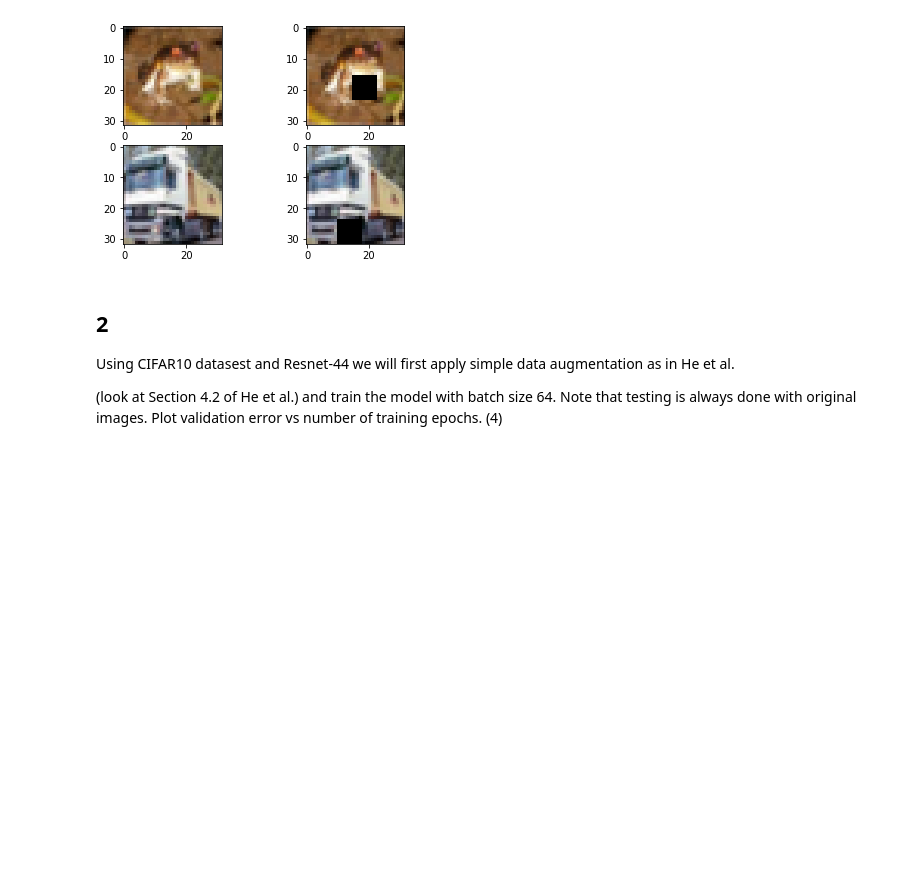
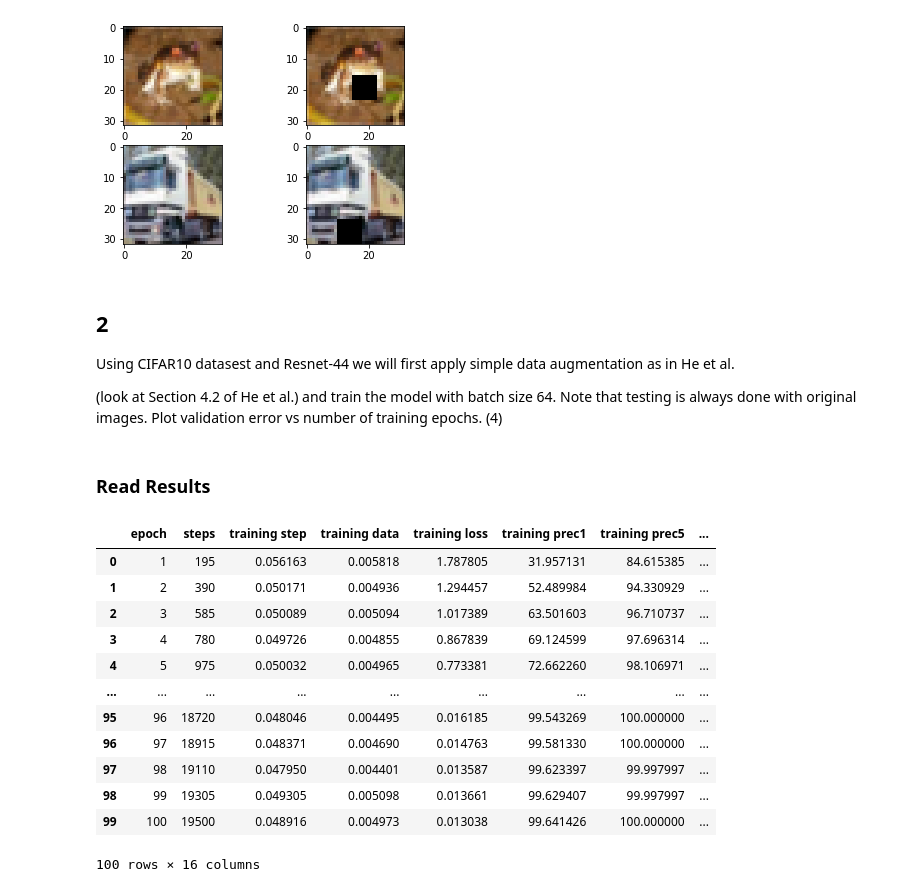
Before and after one commit to Xiang-Pan/NYU_DL_Sys, a Jupyter notebook: HW3/Problem4.ipynb, the cells around one changed output. Saved outputs shown, nothing was run; the diff lists cells and outputs as text; code cells hidden in the pictures; blank space fills up the shorter version.

```diff
--- a/HW3/Problem4.ipynb
+++ b/HW3/Problem4.ipynb
@@ -156,3 +156,5 @@ class ResNetLightningModule(pl.LightningModule):
         return optimizer
 # %%
 lightning_module = ResNetLightningModule(batch_size=64, optimizer_name='SGD', aug_method="simple_aug")
+# %% [markdown]
+### Read Results
@@ -158,0 +164,17 @@ lightning_module = ResNetLightningModule(batch_size=64, optimizer_name='SGD', au
+# %%
+data = pd.read_csv("./problem4/results/resnet44_simple_aug/results.csv")
+data
+# %% [output]
+|  | epoch | steps | training step | training data | training loss | training prec1 | training prec5 | ... |
+| 0 | 1 | 195 | 0.056163 | 0.005818 | 1.787805 | 31.957131 | 84.615385 | ... |
+| 1 | 2 | 390 | 0.050171 | 0.004936 | 1.294457 | 52.489984 | 94.330929 | ... |
+| 2 | 3 | 585 | 0.050089 | 0.005094 | 1.017389 | 63.501603 | 96.710737 | ... |
+| 3 | 4 | 780 | 0.049726 | 0.004855 | 0.867839 | 69.124599 | 97.696314 | ... |
+| 4 | 5 | 975 | 0.050032 | 0.004965 | 0.773381 | 72.662260 | 98.106971 | ... |
+| ... | ... | ... | ... | ... | ... | ... | ... | ... |
+| 95 | 96 | 18720 | 0.048046 | 0.004495 | 0.016185 | 99.543269 | 100.000000 | ... |
+| 96 | 97 | 18915 | 0.048371 | 0.004690 | 0.014763 | 99.581330 | 100.000000 | ... |
+| 97 | 98 | 19110 | 0.047950 | 0.004401 | 0.013587 | 99.623397 | 99.997997 | ... |
+| 98 | 99 | 19305 | 0.049305 | 0.005098 | 0.013661 | 99.629407 | 99.997997 | ... |
+| 99 | 100 | 19500 | 0.048916 | 0.004973 | 0.013038 | 99.641426 | 100.000000 | ... |
+100 rows × 16 columns
```
Also changed, not shown: parts of 13 cells of this notebook, 47 other files.
